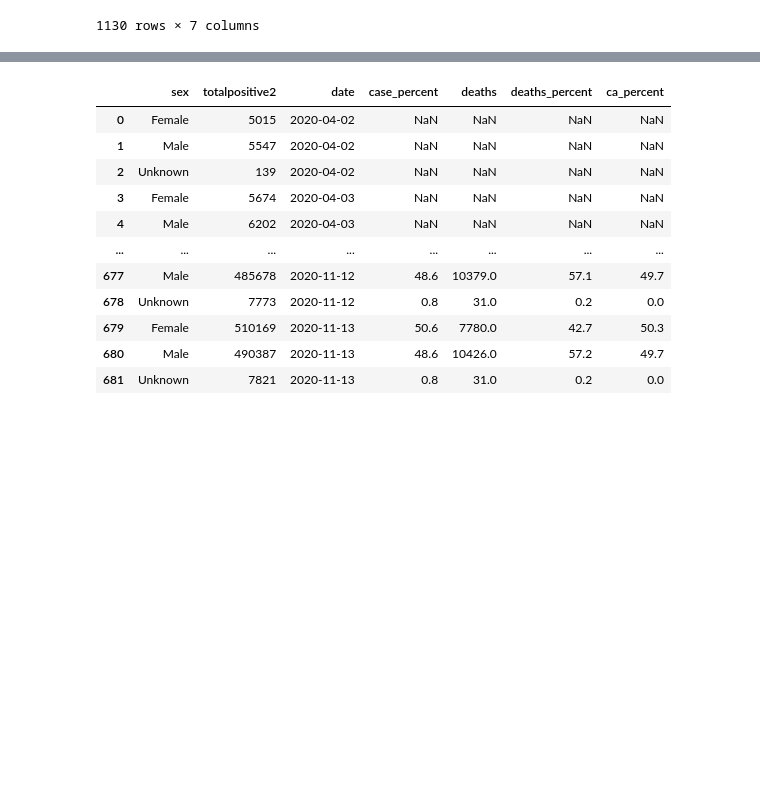
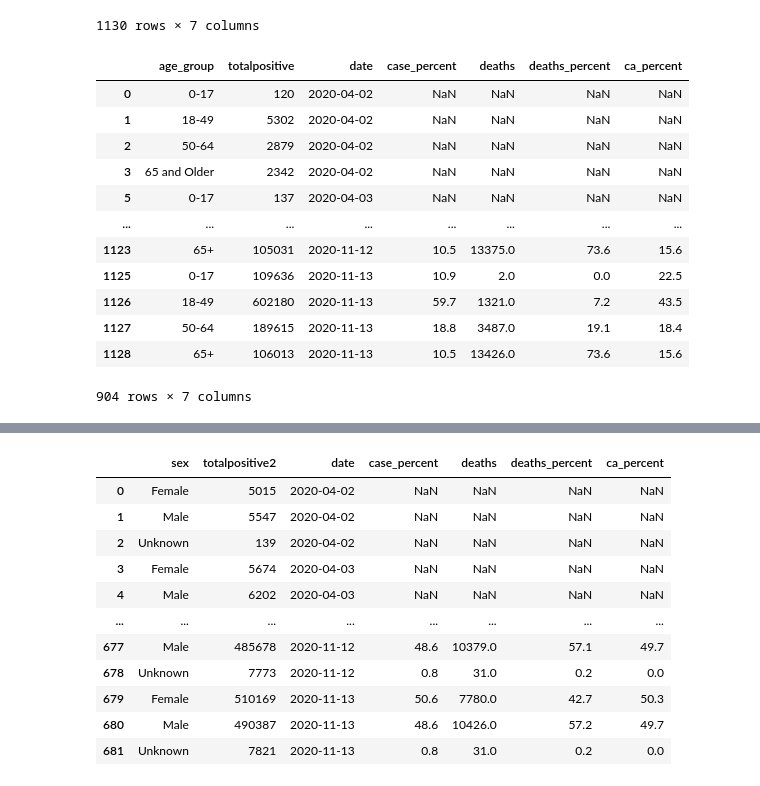
Before and after one commit to rteves0914/COVID_analysis, a Jupyter notebook: data.ipynb, the cells around one changed output, grey strips where cells are left out. Cells and saved outputs as stored; diff of their text form; code cells hidden in the pictures; blank space fills up the shorter version.

```diff
--- a/data.ipynb
+++ b/data.ipynb
@@ -40,3 +63,23 @@ df_by_age
 | 1128 | 65+ | 106013 | 2020-11-13 | 10.5 | 13426.0 | 73.6 | 15.6 |
 | 1129 | Missing | 933 | 2020-11-13 | 0.1 | 1.0 | 0.0 | 0.0 |
 1130 rows × 7 columns
+# %%
+df_by_age = df_by_age[(df_by_age["age_group"] != "Missing")]
+df_age = df_by_age[(df_by_age["age_group"] != "Unknown")]
+df_age["age_group"].value_counts()
+df_age.set_index(["age_group"])
+df_age
+# %% [output]
+|  | age_group | totalpositive | date | case_percent | deaths | deaths_percent | ca_percent |
+| 0 | 0-17 | 120 | 2020-04-02 | NaN | NaN | NaN | NaN |
+| 1 | 18-49 | 5302 | 2020-04-02 | NaN | NaN | NaN | NaN |
+| 2 | 50-64 | 2879 | 2020-04-02 | NaN | NaN | NaN | NaN |
+| 3 | 65 and Older | 2342 | 2020-04-02 | NaN | NaN | NaN | NaN |
+| 5 | 0-17 | 137 | 2020-04-03 | NaN | NaN | NaN | NaN |
+| ... | ... | ... | ... | ... | ... | ... | ... |
+| 1123 | 65+ | 105031 | 2020-11-12 | 10.5 | 13375.0 | 73.6 | 15.6 |
+| 1125 | 0-17 | 109636 | 2020-11-13 | 10.9 | 2.0 | 0.0 | 22.5 |
+| 1126 | 18-49 | 602180 | 2020-11-13 | 59.7 | 1321.0 | 7.2 | 43.5 |
+| 1127 | 50-64 | 189615 | 2020-11-13 | 18.8 | 3487.0 | 19.1 | 18.4 |
+| 1128 | 65+ | 106013 | 2020-11-13 | 10.5 | 13426.0 | 73.6 | 15.6 |
+904 rows × 7 columns
```
Also changed, not shown: parts of 3 cells of this notebook, 1 other file.
